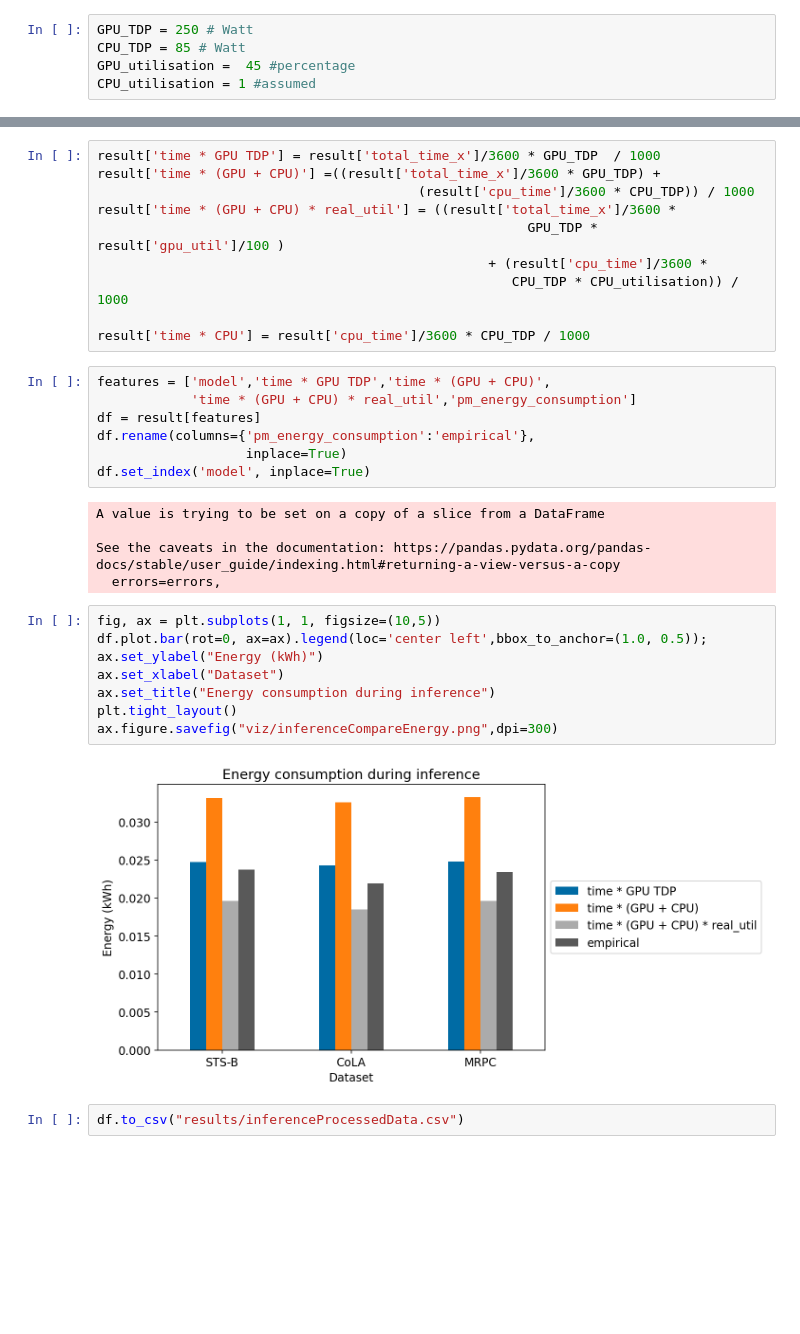
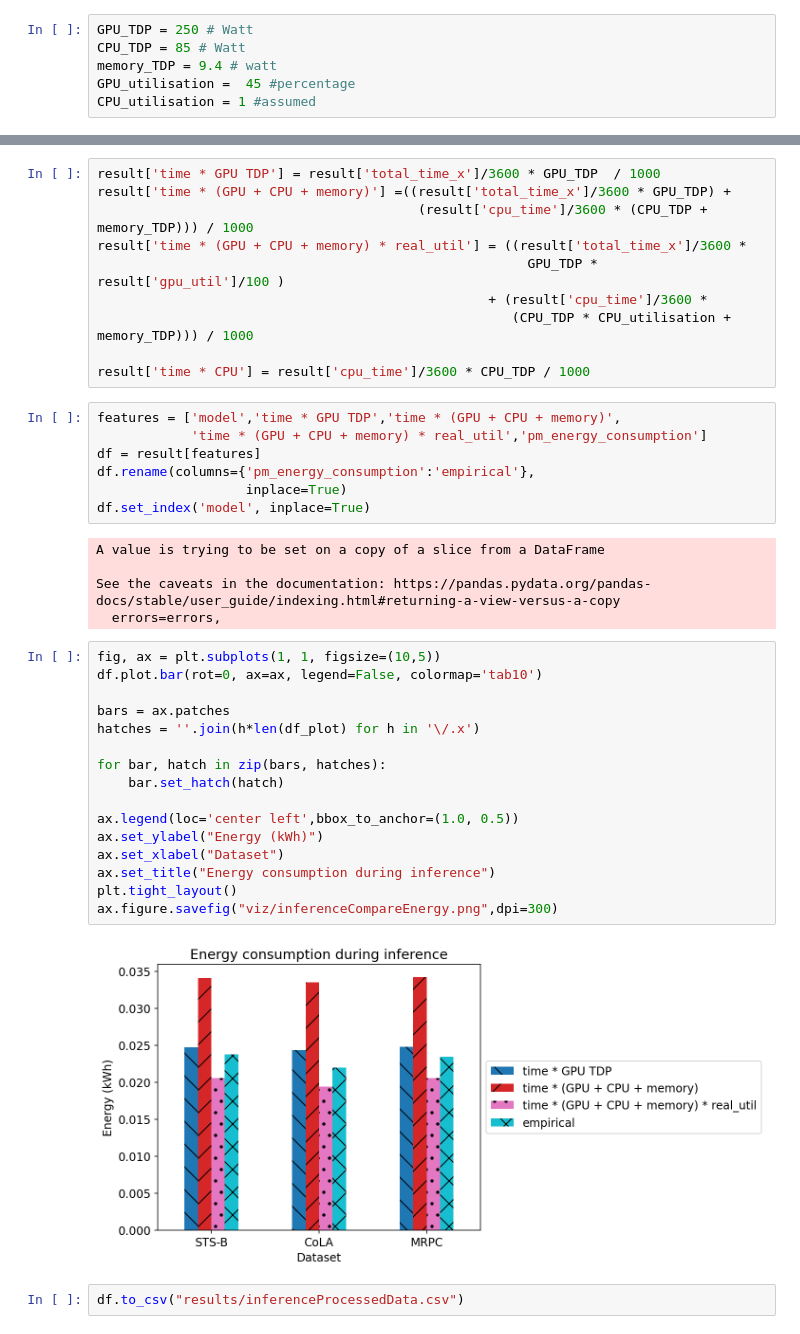
Before and after one commit to MScDissertation/NLP, a Jupyter notebook: InferenceAnalysis.ipynb, the cells around one changed output, grey strips where cells are left out. Saved outputs shown, nothing was run; the diff lists cells and outputs as text; blank space fills up the shorter version.

Commit message:
plots updated

```diff
--- a/InferenceAnalysis.ipynb
+++ b/InferenceAnalysis.ipynb
@@ -17,6 +17,7 @@ plt.style.use('tableau-colorblind10')
 # %%
 GPU_TDP = 250 # Watt
 CPU_TDP = 85 # Watt
+memory_TDP = 9.4 # watt
 GPU_utilisation =  45 #percentage
 CPU_utilisation = 1 #assumed
 # %% [markdown]
@@ -183,16 +184,16 @@ uk_co2
 # %%
 result['time * GPU TDP'] = result['total_time_x']/3600 * GPU_TDP  / 1000
-result['time * (GPU + CPU)'] =((result['total_time_x']/3600 * GPU_TDP) +
-                                         (result['cpu_time']/3600 * CPU_TDP)) / 1000
-result['time * (GPU + CPU) * real_util'] = ((result['total_time_x']/3600 *
+result['time * (GPU + CPU + memory)'] =((result['total_time_x']/3600 * GPU_TDP) +
+                                         (result['cpu_time']/3600 * (CPU_TDP + memory_TDP))) / 1000
+result['time * (GPU + CPU + memory) * real_util'] = ((result['total_time_x']/3600 *
                                                        GPU_TDP * result['gpu_util']/100 )
                                                   + (result['cpu_time']/3600 *
-                                                     CPU_TDP * CPU_utilisation)) / 1000
+                                                     (CPU_TDP * CPU_utilisation + memory_TDP))) / 1000
 
 result['time * CPU'] = result['cpu_time']/3600 * CPU_TDP / 1000
 # %%
-features = ['model','time * GPU TDP','time * (GPU + CPU)',
-            'time * (GPU + CPU) * real_util','pm_energy_consumption']
+features = ['model','time * GPU TDP','time * (GPU + CPU + memory)',
+            'time * (GPU + CPU + memory) * real_util','pm_energy_consumption']
 df = result[features]
 df.rename(columns={'pm_energy_consumption':'empirical'},
                    inplace=True)
@@ -204,14 +205,22 @@ See the caveats in the documentation: https://pandas.pydata.org/pandas-docs/stab
   errors=errors,
 # %%
 fig, ax = plt.subplots(1, 1, figsize=(10,5))
-df.plot.bar(rot=0, ax=ax).legend(loc='center left',bbox_to_anchor=(1.0, 0.5));
+df.plot.bar(rot=0, ax=ax, legend=False, colormap='tab10')
+
+bars = ax.patches
+hatches = ''.join(h*len(df_plot) for h in '\/.x')
+
+for bar, hatch in zip(bars, hatches):
+    bar.set_hatch(hatch)
+
+ax.legend(loc='center left',bbox_to_anchor=(1.0, 0.5))
 ax.set_ylabel("Energy (kWh)")
 ax.set_xlabel("Dataset")
 ax.set_title("Energy consumption during inference")
 plt.tight_layout()
 ax.figure.savefig("viz/inferenceCompareEnergy.png",dpi=300)
 # %% [output]
-[figure, old version]
+[figure, new version]
 # %%
 df.to_csv("results/inferenceProcessedData.csv")
 # %%
```
Also changed, not shown: parts of 16 cells of this notebook, 23 other files.
